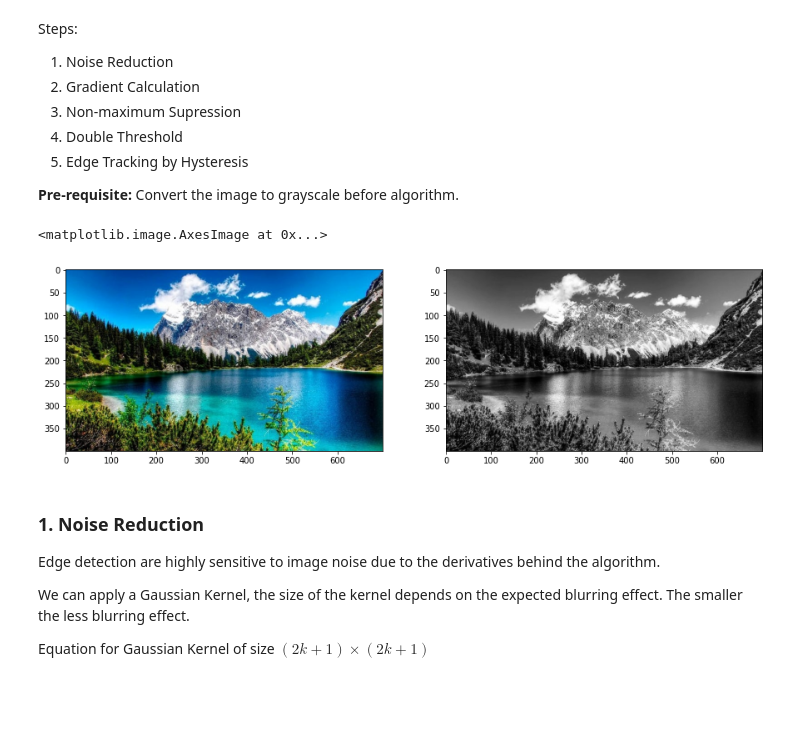
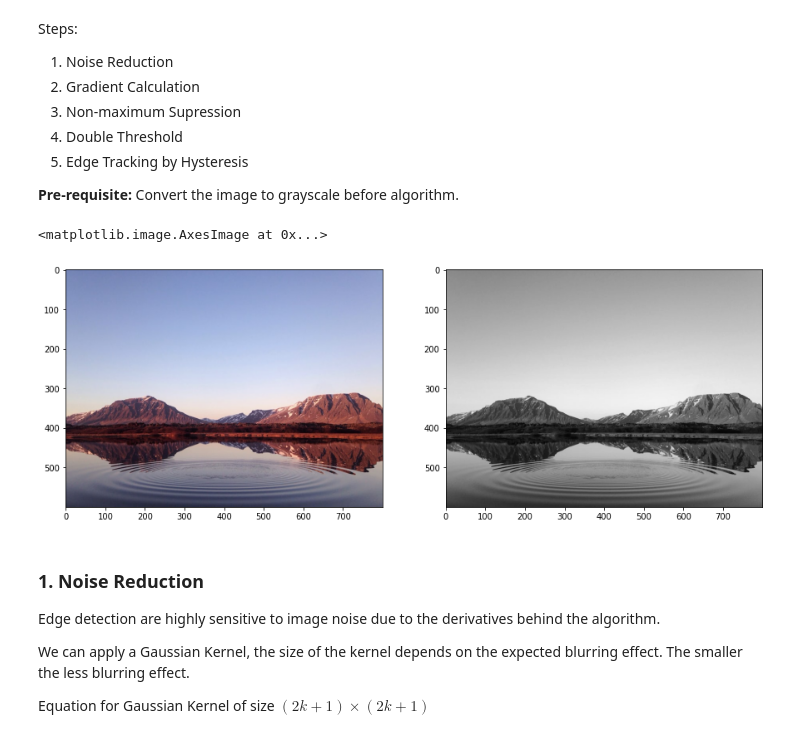
Before and after one commit to RodrigoRoman/machine_learning, a Jupyter notebook: 3_sobel_canny_edge_detection.ipynb, the cells around one changed output. Saved outputs shown, nothing was run; the diff lists cells and outputs as text; code cells hidden in the pictures; blank space fills up the shorter version.

```diff
--- a/3_sobel_canny_edge_detection.ipynb
+++ b/3_sobel_canny_edge_detection.ipynb
@@ -85,19 +90,19 @@ Steps:
 
 **Pre-requisite:** Convert the image to grayscale before algorithm.
 # %%
-img = cv2.imread('data/image.jpg')
+img = cv2.imread('mountains.jpg')
 
 img_color = cv2.cvtColor(img, cv2.COLOR_BGR2RGB)
 img_gray = cv2.cvtColor(img, cv2.COLOR_BGR2GRAY)
 
 plt.figure(figsize=(15, 8))
 plt.subplot(1, 2, 1)
 plt.imshow(img_color)
 plt.subplot(1, 2, 2)
 plt.imshow(img_gray, cmap="gray")
 # %% [output]
 <matplotlib.image.AxesImage at 0x...>
-[figure, old version]
+[figure, new version]
 # %% [markdown]
 ### 1. Noise Reduction
 Edge detection are highly sensitive to image noise due to the derivatives behind the algorithm.
```
Also changed, not shown: parts of 16 cells of this notebook.
